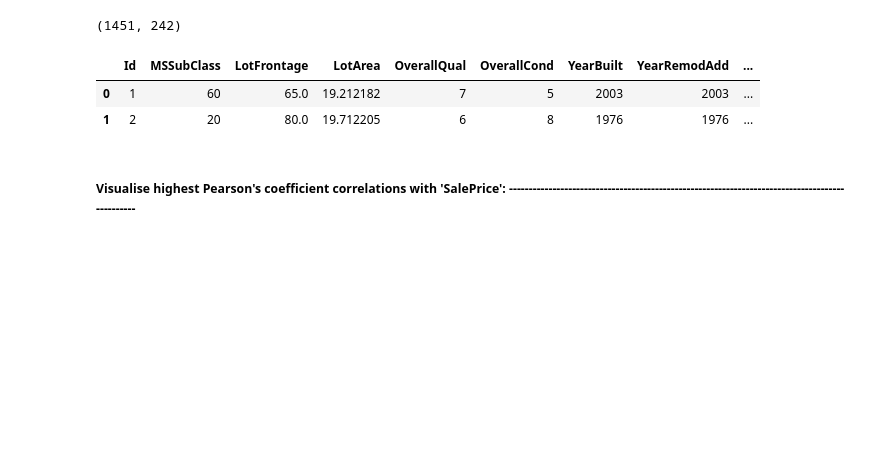
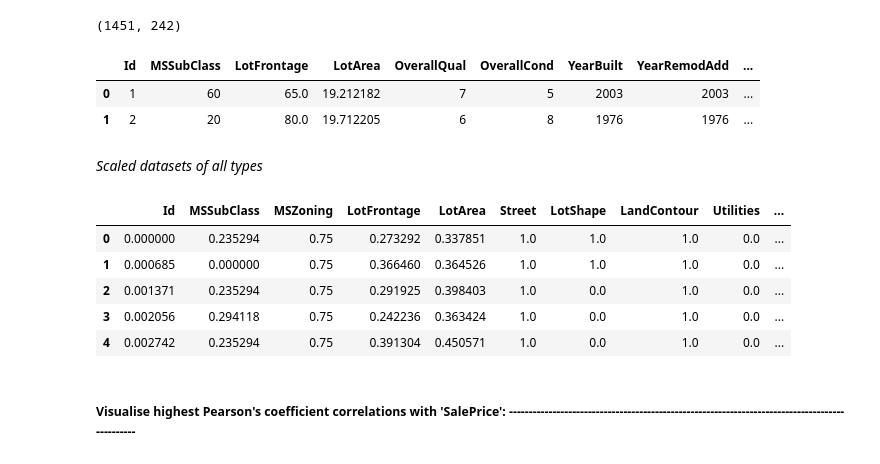
Before and after one commit to j-greggazz/Kaggle, a Jupyter notebook: House_Prices_Regression/notebooks/House_Prices_Regression.ipynb, the cells around one changed output. Drawn from its saved outputs; the diff is of its cells as text; code cells hidden in the pictures; blank space fills up the shorter version.

```diff
--- a/House_Prices_Regression/notebooks/House_Prices_Regression.ipynb
+++ b/House_Prices_Regression/notebooks/House_Prices_Regression.ipynb
@@ -366,3 +377,5 @@ train_one.head(2)
 |  | Id | MSSubClass | LotFrontage | LotArea | OverallQual | OverallCond | YearBuilt | YearRemodAdd | ... |
 | 0 | 1 | 60 | 65.0 | 19.212182 | 7 | 5 | 2003 | 2003 | ... |
 | 1 | 2 | 20 | 80.0 | 19.712205 | 6 | 8 | 1976 | 1976 | ... |
+# %% [markdown]
+*Scaled datasets of all types*
@@ -368,0 +391,9 @@ train_one.head(2)
+# %%
+train_num_scaled.head()
+# %% [output]
+|  | Id | MSSubClass | MSZoning | LotFrontage | LotArea | Street | LotShape | LandContour | Utilities | ... |
+| 0 | 0.000000 | 0.235294 | 0.75 | 0.273292 | 0.337851 | 1.0 | 1.0 | 1.0 | 0.0 | ... |
+| 1 | 0.000685 | 0.000000 | 0.75 | 0.366460 | 0.364526 | 1.0 | 1.0 | 1.0 | 0.0 | ... |
+| 2 | 0.001371 | 0.235294 | 0.75 | 0.291925 | 0.398403 | 1.0 | 0.0 | 1.0 | 0.0 | ... |
+| 3 | 0.002056 | 0.294118 | 0.75 | 0.242236 | 0.363424 | 1.0 | 0.0 | 1.0 | 0.0 | ... |
+| 4 | 0.002742 | 0.235294 | 0.75 | 0.391304 | 0.450571 | 1.0 | 0.0 | 1.0 | 0.0 | ... |
```
Also changed, not shown: parts of 17 cells of this notebook, 1 other file.
